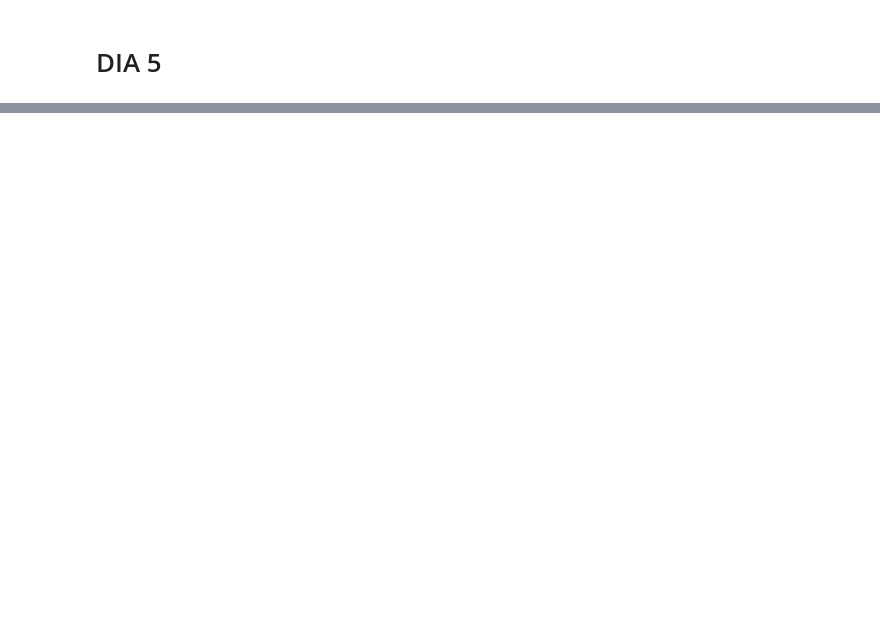
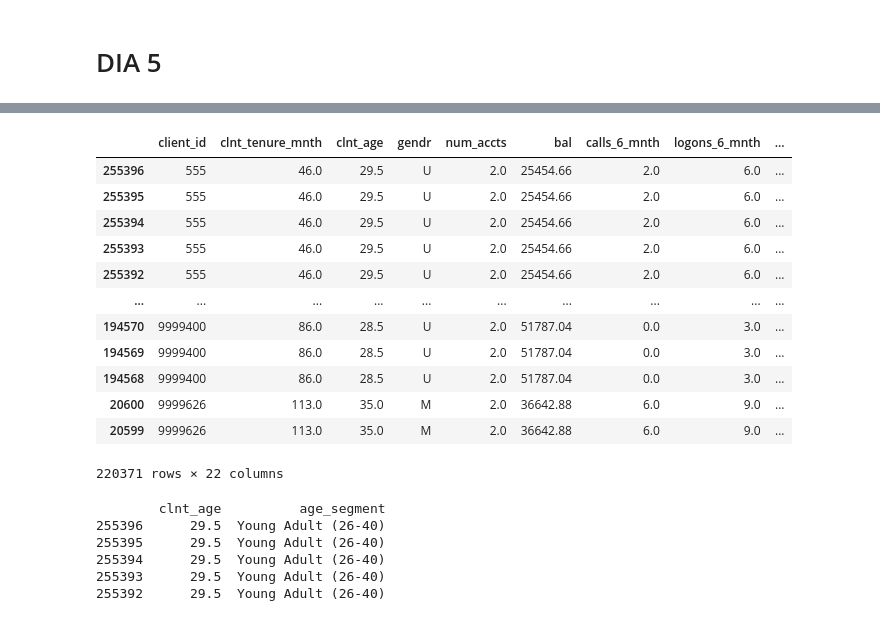
Before and after one commit to ivanalonsom/Project5_EDA_Inferential_Stats, a Jupyter notebook: main.ipynb, the cells around one changed output, grey strips where cells are left out. Cells and saved outputs as stored; diff of their text form; code cells hidden in the pictures; blank space fills up the shorter version.

Commit message:
preparate data to PowerBi

```diff
--- a/main.ipynb
+++ b/main.ipynb
@@ -436,0 +527,41 @@ df_all.to_csv('data/df_all_propio.csv', index=False)
+# %%
+# Renombramos el dataframe
+df_merged_powerBi = df_all
+# %%
+# Crear una nueva columna 'lastOp' con ceros
+df_merged_powerBi["lastOp"] = 0
+# Asignar 1 a las filas cuyos índices están en df_id_max_compras
+df_merged_powerBi.loc[df_id_max_compras, "lastOp"] = 1
+# %%
+df_merged_powerBi
+# %% [output]
+|  | client_id | clnt_tenure_mnth | clnt_age | gendr | num_accts | bal | calls_6_mnth | logons_6_mnth | ... |
+| 255396 | 555 | 46.0 | 29.5 | U | 2.0 | 25454.66 | 2.0 | 6.0 | ... |
+| 255395 | 555 | 46.0 | 29.5 | U | 2.0 | 25454.66 | 2.0 | 6.0 | ... |
+| 255394 | 555 | 46.0 | 29.5 | U | 2.0 | 25454.66 | 2.0 | 6.0 | ... |
+| 255393 | 555 | 46.0 | 29.5 | U | 2.0 | 25454.66 | 2.0 | 6.0 | ... |
+| 255392 | 555 | 46.0 | 29.5 | U | 2.0 | 25454.66 | 2.0 | 6.0 | ... |
+| ... | ... | ... | ... | ... | ... | ... | ... | ... | ... |
+| 194570 | 9999400 | 86.0 | 28.5 | U | 2.0 | 51787.04 | 0.0 | 3.0 | ... |
+| 194569 | 9999400 | 86.0 | 28.5 | U | 2.0 | 51787.04 | 0.0 | 3.0 | ... |
+| 194568 | 9999400 | 86.0 | 28.5 | U | 2.0 | 51787.04 | 0.0 | 3.0 | ... |
+| 20600 | 9999626 | 113.0 | 35.0 | M | 2.0 | 36642.88 | 6.0 | 9.0 | ... |
+| 20599 | 9999626 | 113.0 | 35.0 | M | 2.0 | 36642.88 | 6.0 | 9.0 | ... |
+220371 rows × 22 columns
+# %%
+# Definir los límites de los tramos de edad
+bins = [0, 25, 40, 60, 100]  # Ajusta los valores de los límites según las necesidades
+labels = ['Young (0-25)', 'Young Adult (26-40)', 'Mature Adult (41-60)', 'Senior (60+)']
+
+# Crear la nueva columna 'age_segment' con los tramos de edad
+df_merged_powerBi['age_segment'] = pd.cut(df_merged_powerBi['clnt_age'], bins=bins, labels=labels, right=False)
+
+# Verificar las primeras filas con la nueva columna
+print(df_merged_powerBi[['clnt_age', 'age_segment']].head())
+# %% [output]
+        clnt_age          age_segment
+255396      29.5  Young Adult (26-40)
+255395      29.5  Young Adult (26-40)
+255394      29.5  Young Adult (26-40)
+255393      29.5  Young Adult (26-40)
+255392      29.5  Young Adult (26-40)
```
Also changed, not shown: parts of 17 cells of this notebook, 1 other file.
